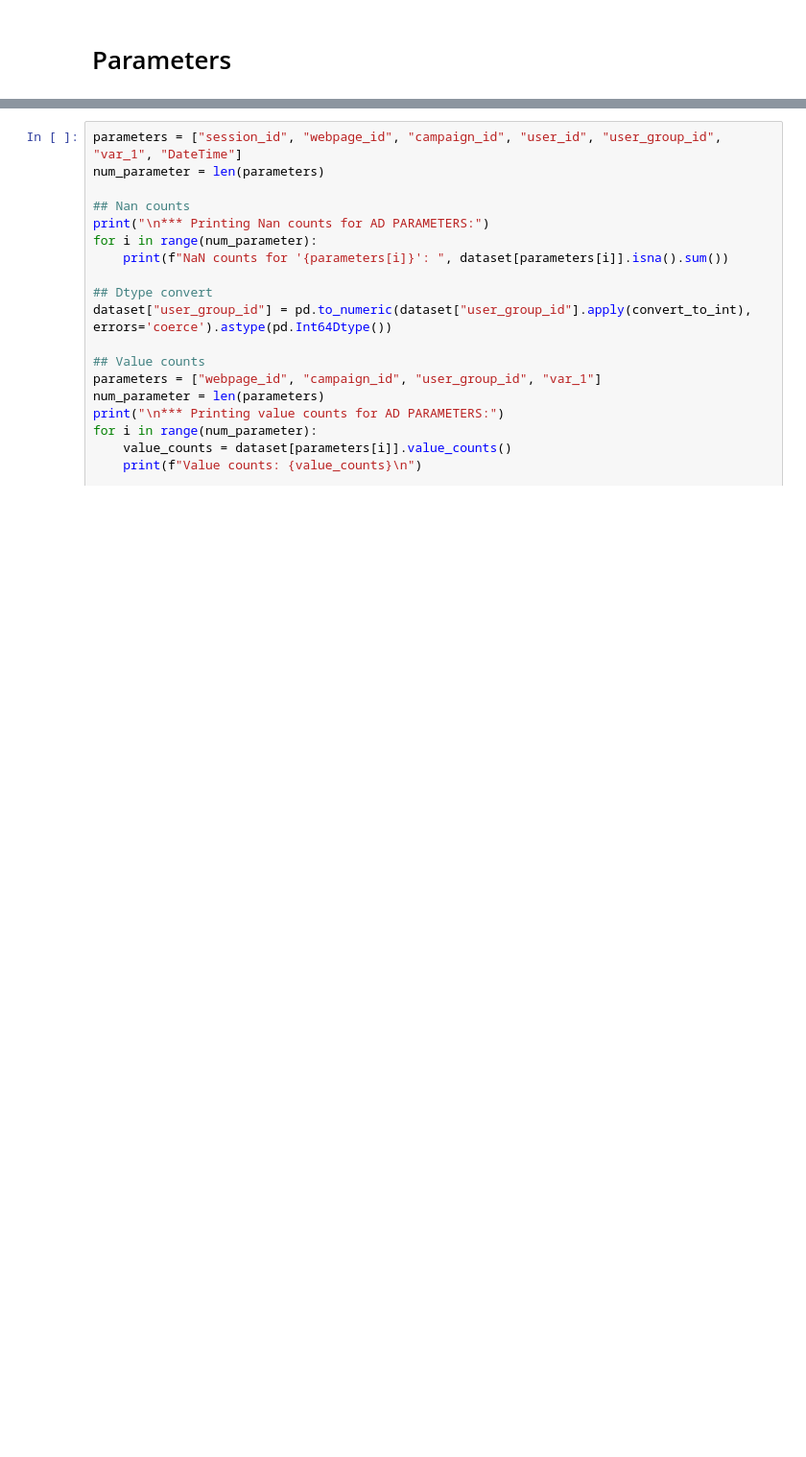
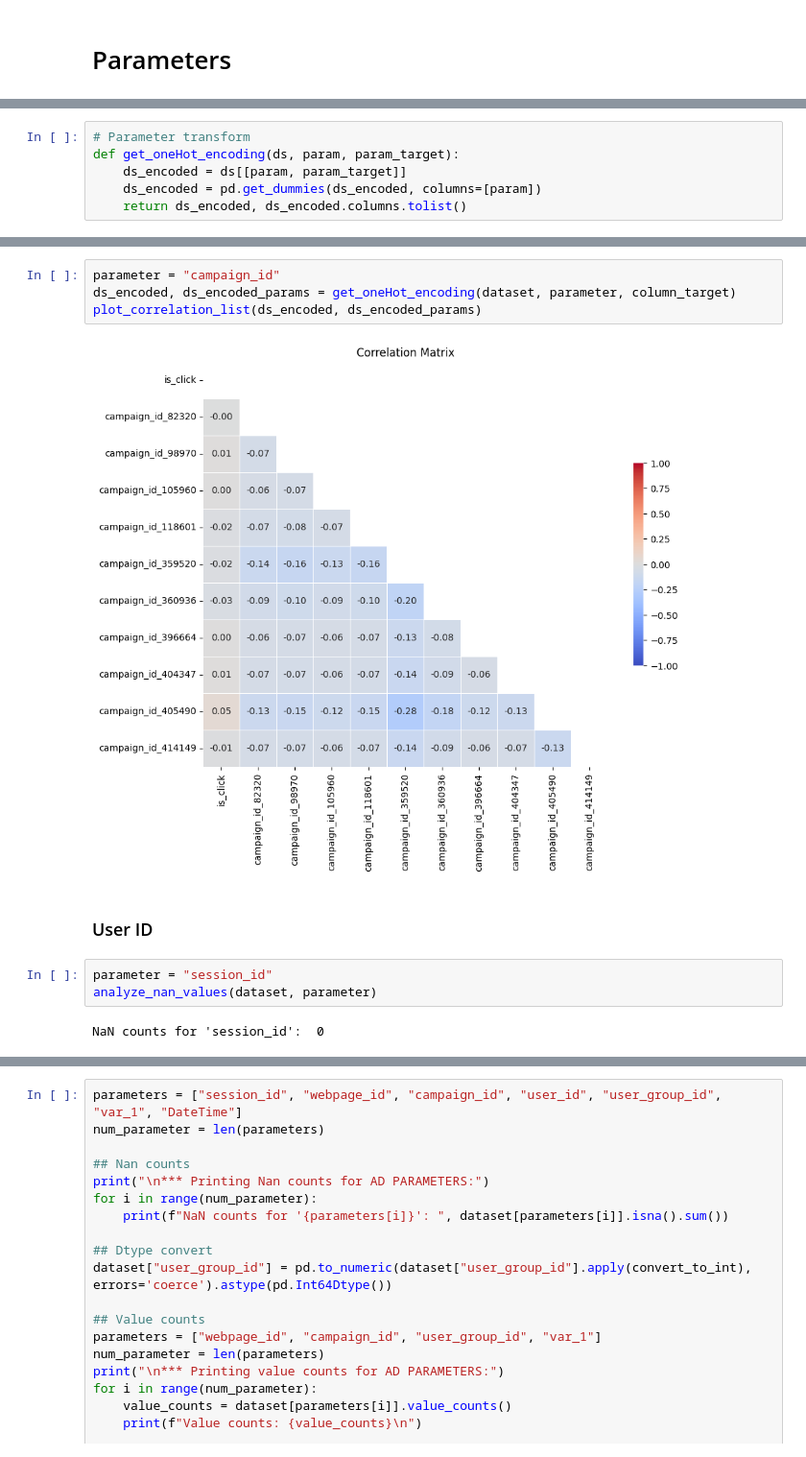
Before and after one commit to kevvvch/machine_learning_proy, a Jupyter notebook: 1-eda.ipynb, the cells around one changed output, grey strips where cells are left out. Shown at 96% size. Saved outputs shown, nothing was run; the diff lists cells and outputs as text; blank space fills up the shorter version.

```diff
--- a/1-eda.ipynb
+++ b/1-eda.ipynb
@@ -72,0 +90,6 @@ def convert_to_int(value):
+# %%
+# Parameter transform
+def get_oneHot_encoding(ds, param, param_target):
+    ds_encoded = ds[[param, param_target]]
+    ds_encoded = pd.get_dummies(ds_encoded, columns=[param])
+    return ds_encoded, ds_encoded.columns.tolist()
@@ -72,0 +164,13 @@ def convert_to_int(value):
+# %%
+parameter = "campaign_id"
+ds_encoded, ds_encoded_params = get_oneHot_encoding(dataset, parameter, column_target)
+plot_correlation_list(ds_encoded, ds_encoded_params)
+# %% [output]
+[figure, added]
+# %% [markdown]
+### User ID
+# %%
+parameter = "session_id"
+analyze_nan_values(dataset, parameter)
+# %% [output]
+NaN counts for 'session_id':  0
```
Also changed, not shown: parts of 21 cells of this notebook.
